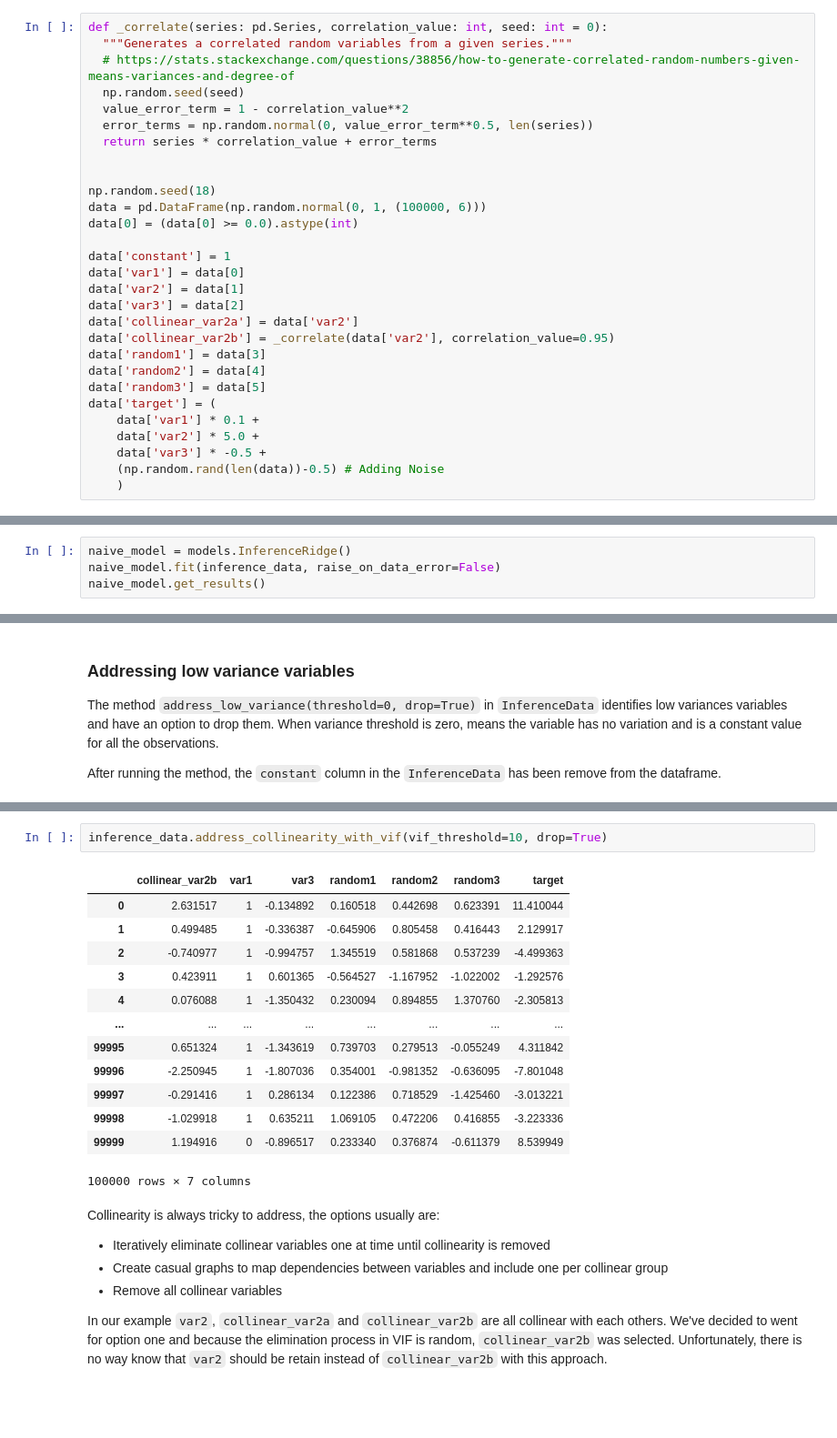
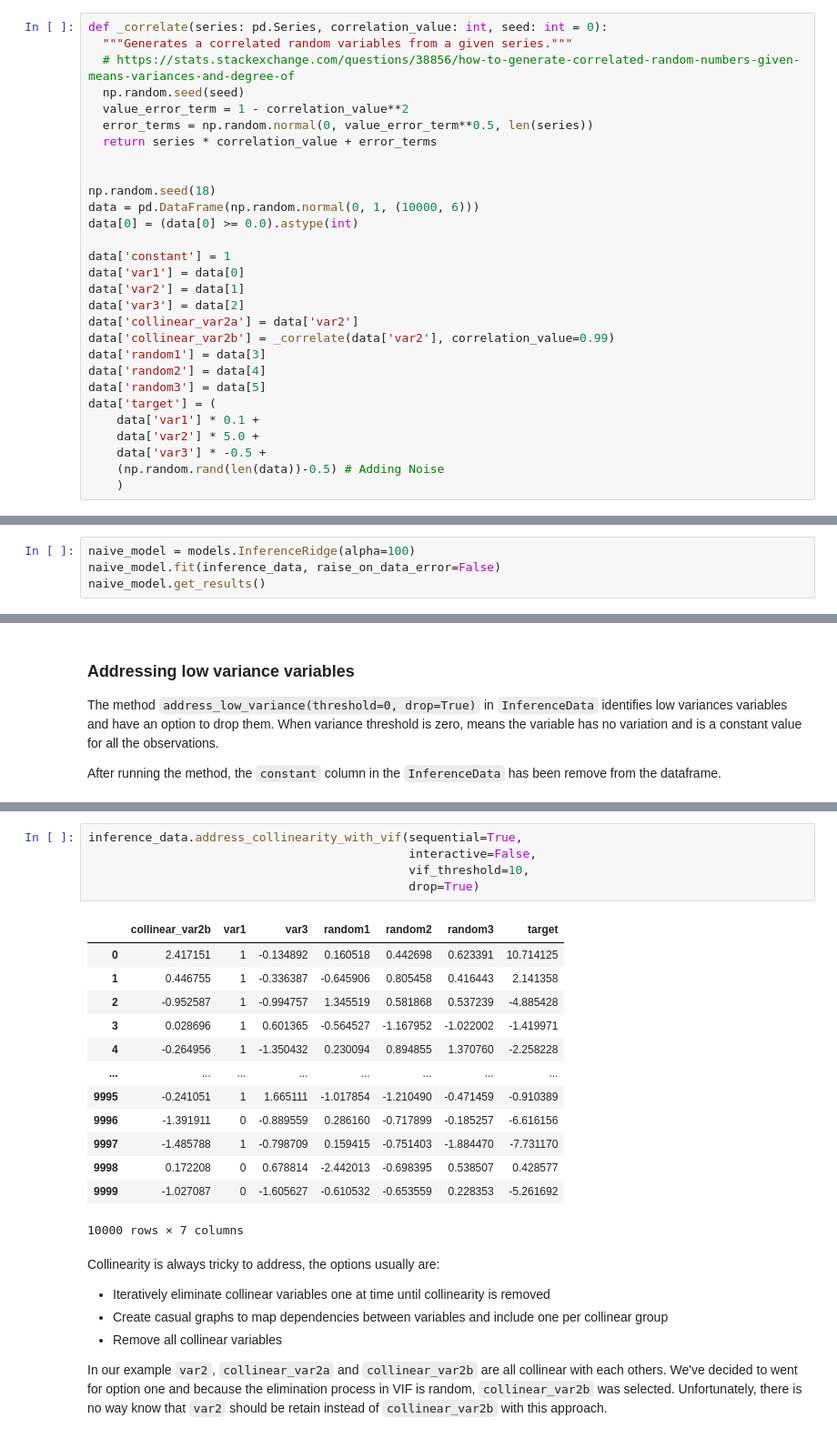
Before and after one commit to google-marketing-solutions/gps_building_blocks, a Jupyter notebook: py/gps_building_blocks/ml/statistical_inference/examples/simple_simulation.ipynb, the cells around one changed output, grey strips where cells are left out. Shown: that part at 91% size. Cells and saved outputs as stored; diff of their text form; blank space fills up the shorter version.

```diff
--- a/py/gps_building_blocks/ml/statistical_inference/examples/simple_simulation.ipynb
+++ b/py/gps_building_blocks/ml/statistical_inference/examples/simple_simulation.ipynb
@@ -42,7 +40,7 @@ def _correlate(series: pd.Series, correlation_value: int, seed: int = 0):
 
 
 np.random.seed(18)
-data = pd.DataFrame(np.random.normal(0, 1, (100000, 6)))
+data = pd.DataFrame(np.random.normal(0, 1, (10000, 6)))
 data[0] = (data[0] >= 0.0).astype(int)
 
 data['constant'] = 1
@@ -50,7 +48,7 @@ data['var1'] = data[0]
 data['var2'] = data[1]
 data['var3'] = data[2]
 data['collinear_var2a'] = data['var2']
-data['collinear_var2b'] = _correlate(data['var2'], correlation_value=0.95)
+data['collinear_var2b'] = _correlate(data['var2'], correlation_value=0.99)
 data['random1'] = data[3]
 data['random2'] = data[4]
 data['random3'] = data[5]
@@ -107,5 +105,5 @@ real effect.
 # %%
-naive_model = models.InferenceRidge()
+naive_model = models.InferenceRidge(alpha=100)
 naive_model.fit(inference_data, raise_on_data_error=False)
 naive_model.get_results()
 # %% [output]
@@ -155,19 +155,22 @@ In the example above, collinear columns are interfering with recovering the real
 # %%
-inference_data.address_collinearity_with_vif(vif_threshold=10, drop=True)
+inference_data.address_collinearity_with_vif(sequential=True,
+                                             interactive=False,
+                                             vif_threshold=10,
+                                             drop=True)
 # %% [output]
 |  | collinear_var2b | var1 | var3 | random1 | random2 | random3 | target |
-| 0 | 2.631517 | 1 | -0.134892 | 0.160518 | 0.442698 | 0.623391 | 11.410044 |
-| 1 | 0.499485 | 1 | -0.336387 | -0.645906 | 0.805458 | 0.416443 | 2.129917 |
-| 2 | -0.740977 | 1 | -0.994757 | 1.345519 | 0.581868 | 0.537239 | -4.499363 |
-| 3 | 0.423911 | 1 | 0.601365 | -0.564527 | -1.167952 | -1.022002 | -1.292576 |
-| 4 | 0.076088 | 1 | -1.350432 | 0.230094 | 0.894855 | 1.370760 | -2.305813 |
+| 0 | 2.417151 | 1 | -0.134892 | 0.160518 | 0.442698 | 0.623391 | 10.714125 |
+| 1 | 0.446755 | 1 | -0.336387 | -0.645906 | 0.805458 | 0.416443 | 2.141358 |
+| 2 | -0.952587 | 1 | -0.994757 | 1.345519 | 0.581868 | 0.537239 | -4.885428 |
+| 3 | 0.028696 | 1 | 0.601365 | -0.564527 | -1.167952 | -1.022002 | -1.419971 |
+| 4 | -0.264956 | 1 | -1.350432 | 0.230094 | 0.894855 | 1.370760 | -2.258228 |
 | ... | ... | ... | ... | ... | ... | ... | ... |
-| 99995 | 0.651324 | 1 | -1.343619 | 0.739703 | 0.279513 | -0.055249 | 4.311842 |
-| 99996 | -2.250945 | 1 | -1.807036 | 0.354001 | -0.981352 | -0.636095 | -7.801048 |
-| 99997 | -0.291416 | 1 | 0.286134 | 0.122386 | 0.718529 | -1.425460 | -3.013221 |
-| 99998 | -1.029918 | 1 | 0.635211 | 1.069105 | 0.472206 | 0.416855 | -3.223336 |
-| 99999 | 1.194916 | 0 | -0.896517 | 0.233340 | 0.376874 | -0.611379 | 8.539949 |
+| 9995 | -0.241051 | 1 | 1.665111 | -1.017854 | -1.210490 | -0.471459 | -0.910389 |
+| 9996 | -1.391911 | 0 | -0.889559 | 0.286160 | -0.717899 | -0.185257 | -6.616156 |
+| 9997 | -1.485788 | 1 | -0.798709 | 0.159415 | -0.751403 | -1.884470 | -7.731170 |
+| 9998 | 0.172208 | 0 | 0.678814 | -2.442013 | -0.698395 | 0.538507 | 0.428577 |
+| 9999 | -1.027087 | 0 | -1.605627 | -0.610532 | -0.653559 | 0.228353 | -5.261692 |
-100000 rows × 7 columns
+10000 rows × 7 columns
 # %% [markdown]
 Collinearity is always tricky to address, the options usually are:
 * Iteratively eliminate collinear variables one at time until collinearity is removed
```
Also changed, not shown: parts of 12 cells of this notebook.
